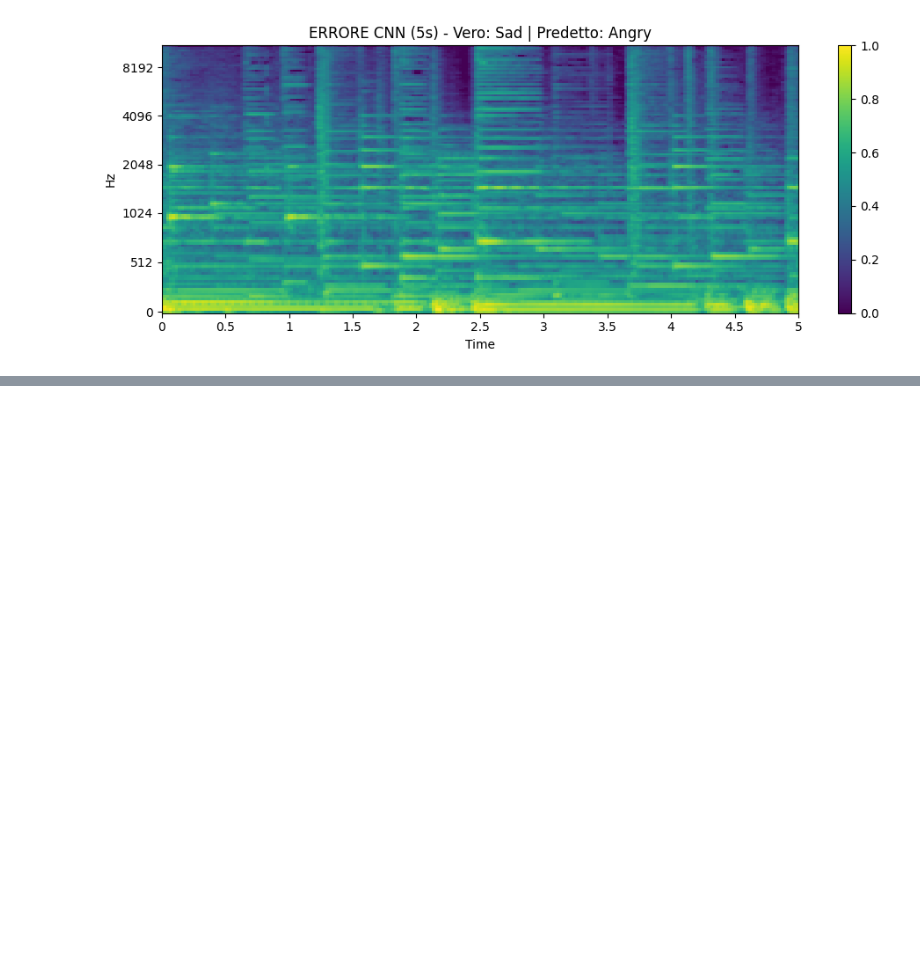
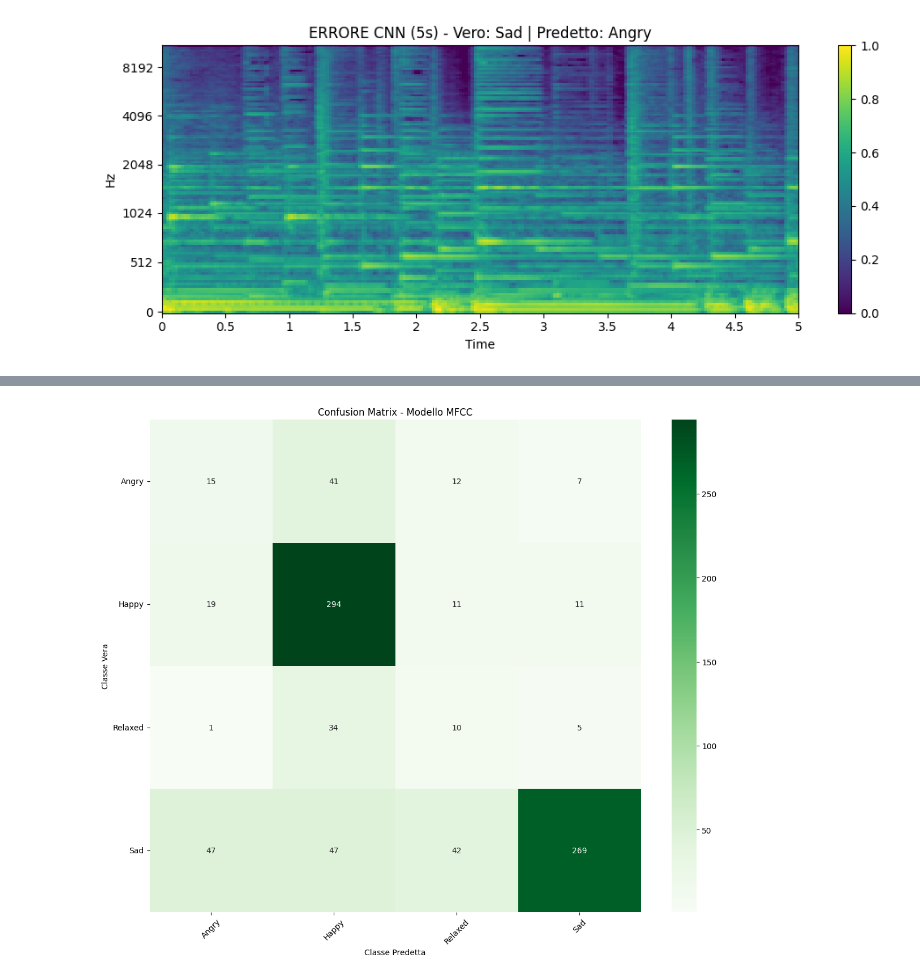
Before and after one commit to Lucazere00/music_emotion_recognition, a Jupyter notebook: music_emotion_recognition.ipynb, the cells around one changed output, grey strips where cells are left out. Drawn from its saved outputs; the diff is of its cells as text; code cells hidden in the pictures; blank space fills up the shorter version.

Commit message:
MFCC

```diff
--- a/music_emotion_recognition.ipynb
+++ b/music_emotion_recognition.ipynb
@@ -1103,0 +1235,9 @@ for idx in error_indices[:5]:
+# %%
+history_mfcc = model_mfcc.fit(
+    X_train,
+    y_train,
+    epochs=20,
+    batch_size=32,
+    validation_data=(X_test, y_test),
+    class_weight=class_weights
+)
@@ -1103,0 +1269,17 @@ for idx in error_indices[:5]:
+# %%
+from sklearn.metrics import classification_report
+import numpy as np
+
+# Otteniamo le predizioni dal modello MFCC
+y_pred_probs = model_mfcc.predict(X_test)
+y_pred = np.argmax(y_pred_probs, axis=1)
+y_true = np.argmax(y_test, axis=1)
+
+# Definiamo le etichette dal label_encoder originale
+labels = label_encoder.classes_
+
+# Generiamo il report di classificazione
+report = classification_report(y_true, y_pred, target_names=labels)
+
+print("--- Classification Report (MFCC) ---")
+print(report)
@@ -1103,0 +1299,20 @@ for idx in error_indices[:5]:
+# %%
+from sklearn.metrics import confusion_matrix
+import matplotlib.pyplot as plt
+import seaborn as sns
+
+# Calcolo della matrice di confusione per MFCC
+cm = confusion_matrix(y_true, y_pred)
+
+plt.figure(figsize=(12, 10))
+sns.heatmap(cm, annot=True, fmt='d', xticklabels=labels, yticklabels=labels, cmap='Greens') # Colore diverso per distinguerlo
+plt.xlabel("Classe Predetta")
+plt.ylabel("Classe Vera")
+plt.title("Confusion Matrix - Modello MFCC")
+plt.xticks(rotation=45)
+plt.yticks(rotation=0)
+plt.tight_layout()
+plt.savefig('/content/music_emotion_recognition/MFCC_confusion_matrix.png')
+plt.show()
+# %% [output]
+[figure, added]
```
Also changed, not shown: parts of 9 cells of this notebook.
